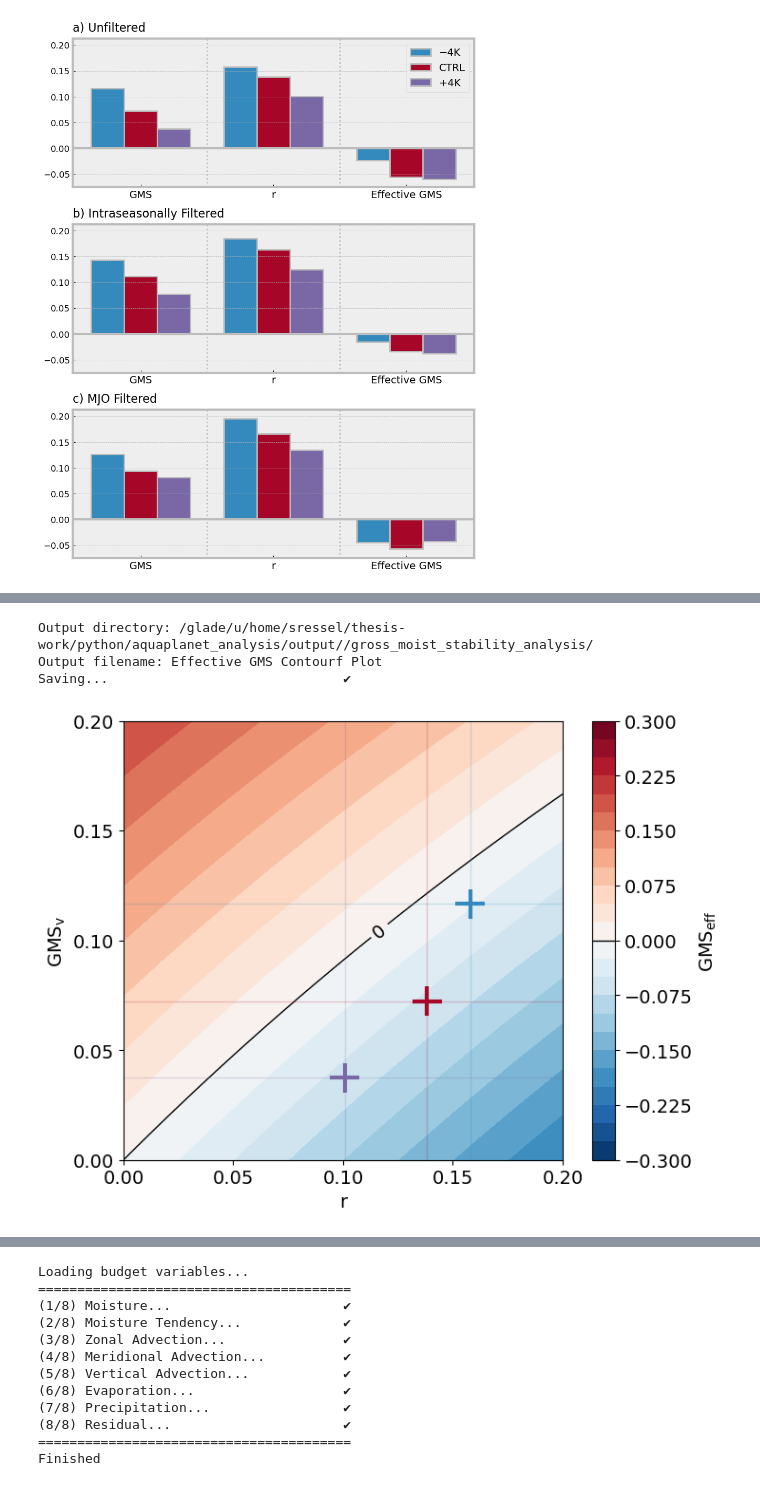
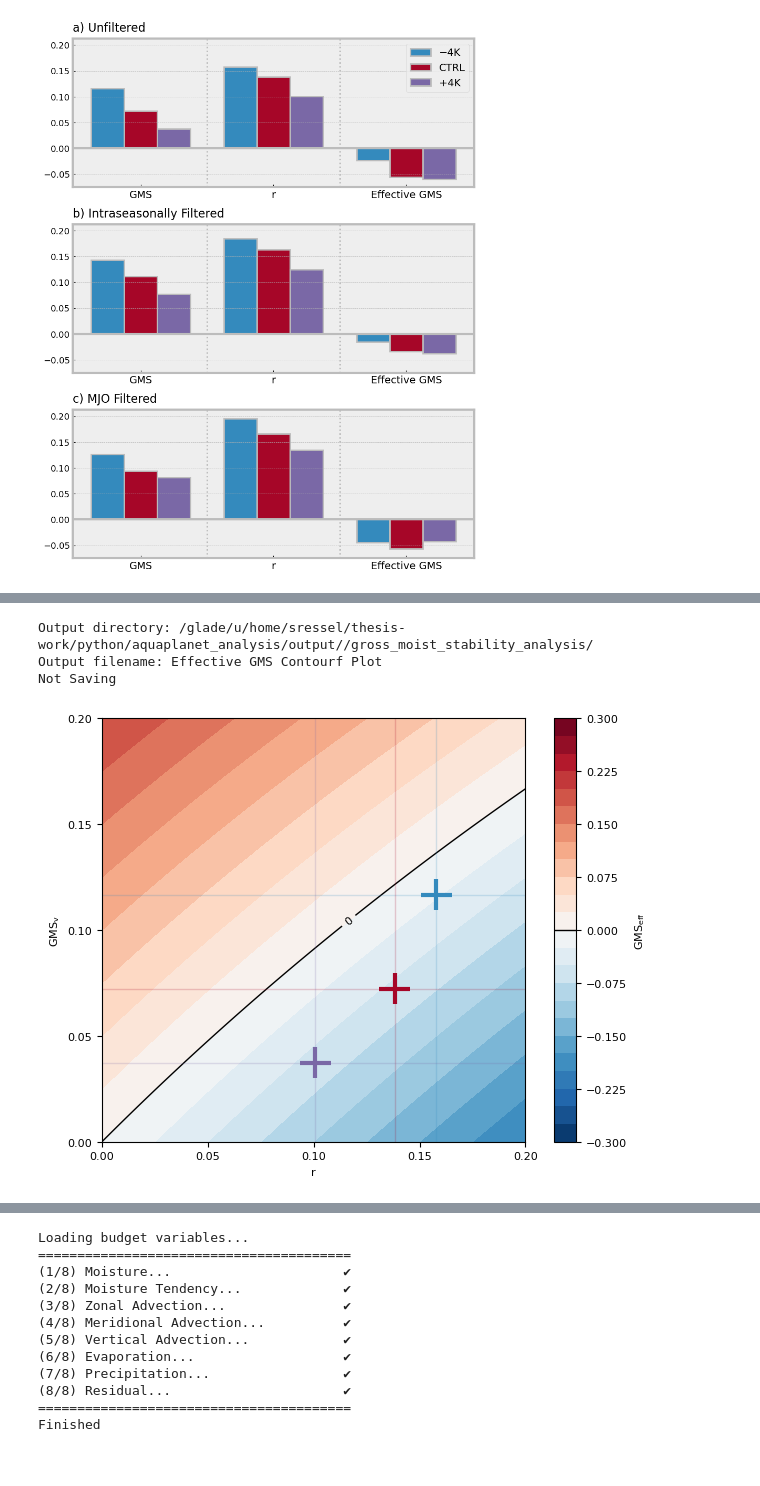
Before and after one commit to spencer-ressel/thesis-work, a Jupyter notebook: python/aquaplanet_analysis/3_gross_moist_stability_analysis.ipynb, the cells around one changed output, grey strips where cells are left out. Cells and saved outputs as stored; diff of their text form; code cells hidden in the pictures.

Commit message:
updates to aquaplanet analysis

```diff
--- a/python/aquaplanet_analysis/3_gross_moist_stability_analysis.ipynb
+++ b/python/aquaplanet_analysis/3_gross_moist_stability_analysis.ipynb
@@ -560,7 +561,7 @@ variables_to_load = [
     # "Vertical Wind",
     "Temperature",
     # "Moisture",
-    "Relative Humidity",
+    # "Relative Humidity",
     # "Geopotential Height",
     # "Longwave Heating Rate",
     # "Shortwave Heating Rate",
@@ -649,8 +638,0 @@ for experiment in experiments_list:
-# %%
-plt.figure()
-for experiment in experiments_list:
-    plt.plot(rh_mean[experiment], bins[:-1])
-plt.xlabel("Relative Humidity (%)")
-plt.ylabel("Temperature (K)")
-plt.gca().invert_yaxis()   # optional if you want warm at bottom
-plt.show()
@@ -702,25 +638,0 @@ Max: 13.4%/K
-# %%
-[fig, ax] = plt.subplots(1, 1, figsize=(6,6))
-
-for index, experiment in enumerate(experiments_list):
-    ax.scatter(
-        standardize_data(
-            (HEAT_OF_VAPORIZATION/SECONDS_PER_DAY)*multi_experiment_variables_subset['Precipitation'].sel(
-                experiment=experiment,
-                lat=slice(-15,15)
-            ).stack(grid_points=('time', 'lat', 'lon')),
-            dim='grid_points',
-            unit_variance=False,
-        ).values.flatten(),
-        standardize_data(
-            multi_experiment_variables_subset['Net Longwave Flux'].sel(
-                experiment=experiment,
-                lat=slice(-15,15)
-            ).stack(grid_points=('time', 'lat', 'lon')),
-            dim='grid_points',
-            unit_variance=False,
-        ).values.flatten(),
-        color=bmh_colors(index+1),
-        alpha=0.5,
-        zorder=4-index
-    )
@@ -1857,5 +1875,5 @@ plt.show()
 # %%
-savefig = True
+savefig = False
 
 # r = np.linspace(0.05, 0.2, 100)
 r = np.linspace(0.0, 0.2, 100)
@@ -1867,8 +1885,8 @@ gamma = np.linspace(0.0, 0.2, 100)
 G_eff = G*(1+R) - R
 
 plt.style.use('default')
-plt.rcParams.update({'font.size':14})
-[fig, ax] = plt.subplots(figsize=(6, 6))
+plt.rcParams.update({'font.size':8})
+[fig, ax] = plt.subplots(figsize=(5.5, 5.5))
 
 cf = ax.contourf(
     R, G, G_eff,
@@ -1916,33 +1934,33 @@ for index, experiment in enumerate(experiments_list):
     ax.axvline(-r_estimate['Unfiltered'].sel(experiment=experiment), color=bmh_colors(index+1), ls='-', alpha=0.2, linewidth=1)
     ax.axhline(GMS_estimate['Unfiltered'].sel(experiment=experiment), color=bmh_colors(index+1), ls='-', alpha=0.2, linewidth=1)
 
 ax.set_xlabel('r')
 ax.set_xticks(np.arange(0, 0.25, 0.05))
 ax.set_xlim(0.0, 0.2)
 
 ax.set_ylabel(r'GMS$_\text{v}$')
 ax.set_yticks(np.arange(0, 0.25, 0.05))
 ax.set_ylim(0.0, 0.2)
 
 ax.set_aspect('equal', adjustable='box')
 
 # Save figure
 output_filename = f"Effective GMS Contourf Plot"
 print(f"Output directory: {aquaplanet_output_directory}/gross_moist_stability_analysis/")
 print(f"Output filename: {output_filename}")
 if savefig:
     print(f"{f'Saving...':<{str_width-1}}", end="")
     plt.savefig(
-        f"{aquaplanet_output_directory}/gross_moist_stability_analysis/{output_filename}.png",
+        f"{aquaplanet_output_directory}/gross_moist_stability_analysis/{output_filename}.svg",
         dpi=500,
         bbox_inches="tight",
     )
     print(rf"{'✔':>1}")
 else:
     print("Not Saving")
     plt.show()
 # %% [output]
 Output directory: /glade/u/home/sressel/thesis-work/python/aquaplanet_analysis/output//gross_moist_stability_analysis/
 Output filename: Effective GMS Contourf Plot
-Saving...                              ✔
+Not Saving
-[figure, old version]
+[figure, new version]
```
Also changed, not shown: parts of 16 cells of this notebook, 28 other files.
